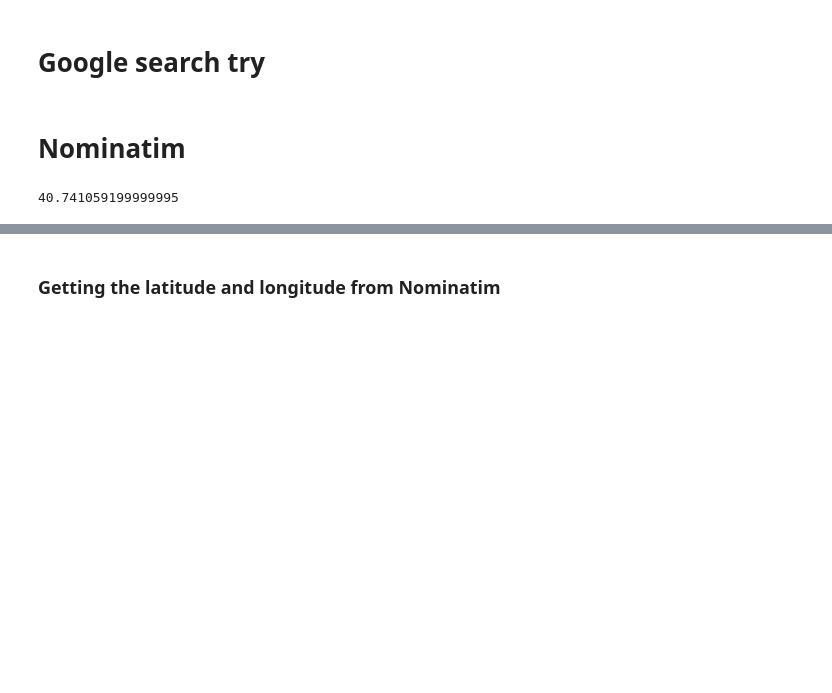
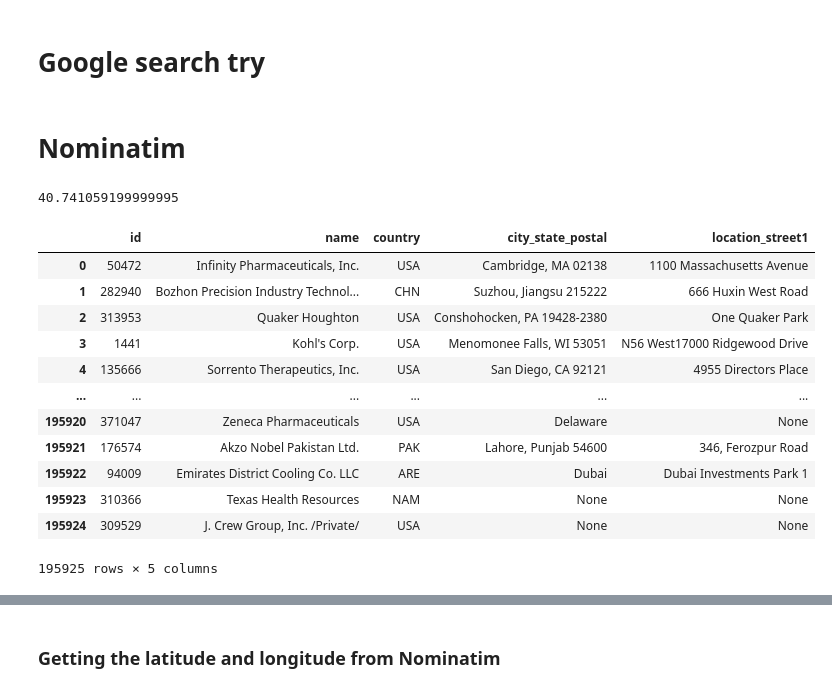
Before and after one commit to vaishnavdilip/Thesis, a Jupyter notebook: notebook/location.ipynb, the cells around one changed output, grey strips where cells are left out. Saved outputs shown, nothing was run; the diff lists cells and outputs as text; code cells hidden in the pictures; blank space fills up the shorter version.

```diff
--- a/notebook/location.ipynb
+++ b/notebook/location.ipynb
@@ -63,6 +63,22 @@ location.latitude
 # %%
 address = pd.read_parquet('../data/raw/addresses.parquet.gzip')
 country_codes  = pd.read_excel('../data/raw/Countries.xlsx')
+# %%
+address
+# %% [output]
+|  | id | name | country | city_state_postal | location_street1 |
+| 0 | 50472 | Infinity Pharmaceuticals, Inc. | USA | Cambridge, MA 02138 | 1100 Massachusetts Avenue |
+| 1 | 282940 | Bozhon Precision Industry Technol... | CHN | Suzhou, Jiangsu 215222 | 666 Huxin West Road |
+| 2 | 313953 | Quaker Houghton | USA | Conshohocken, PA 19428-2380 | One Quaker Park |
+| 3 | 1441 | Kohl's Corp. | USA | Menomonee Falls, WI 53051 | N56 West17000 Ridgewood Drive |
+| 4 | 135666 | Sorrento Therapeutics, Inc. | USA | San Diego, CA 92121 | 4955 Directors Place |
+| ... | ... | ... | ... | ... | ... |
+| 195920 | 371047 | Zeneca Pharmaceuticals | USA | Delaware | None |
+| 195921 | 176574 | Akzo Nobel Pakistan Ltd. | PAK | Lahore, Punjab 54600 | 346, Ferozpur Road |
+| 195922 | 94009 | Emirates District Cooling Co. LLC | ARE | Dubai | Dubai Investments Park 1 |
+| 195923 | 310366 | Texas Health Resources | NAM | None | None |
+| 195924 | 309529 | J. Crew Group, Inc. /Private/ | USA | None | None |
+195925 rows × 5 columns
 # %%
 address['completed'] = np.nan
 # %%
```
Also changed, not shown: parts of 3 cells of this notebook, 7 other files.
